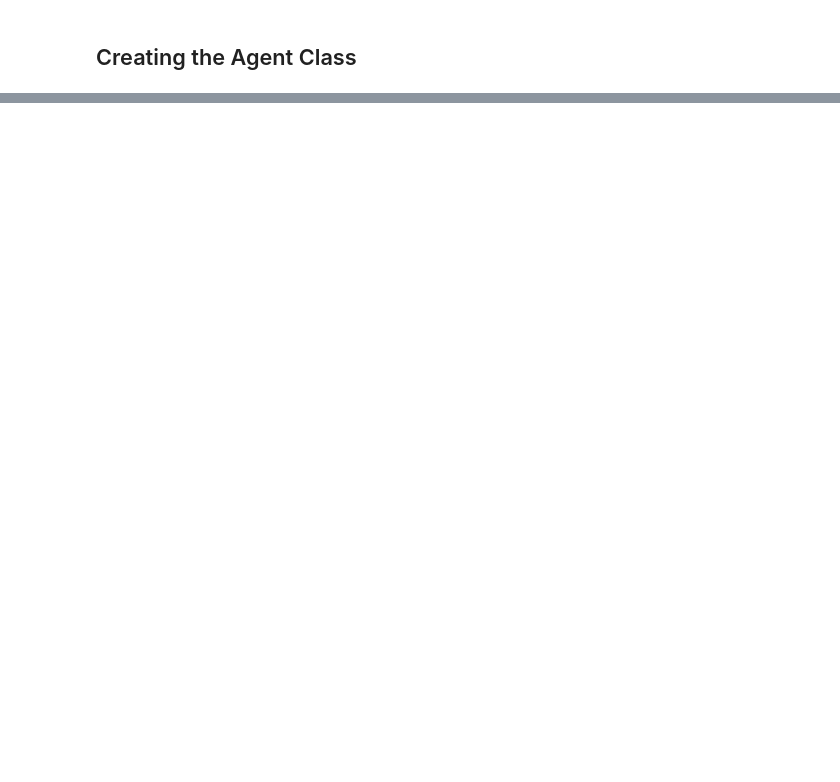
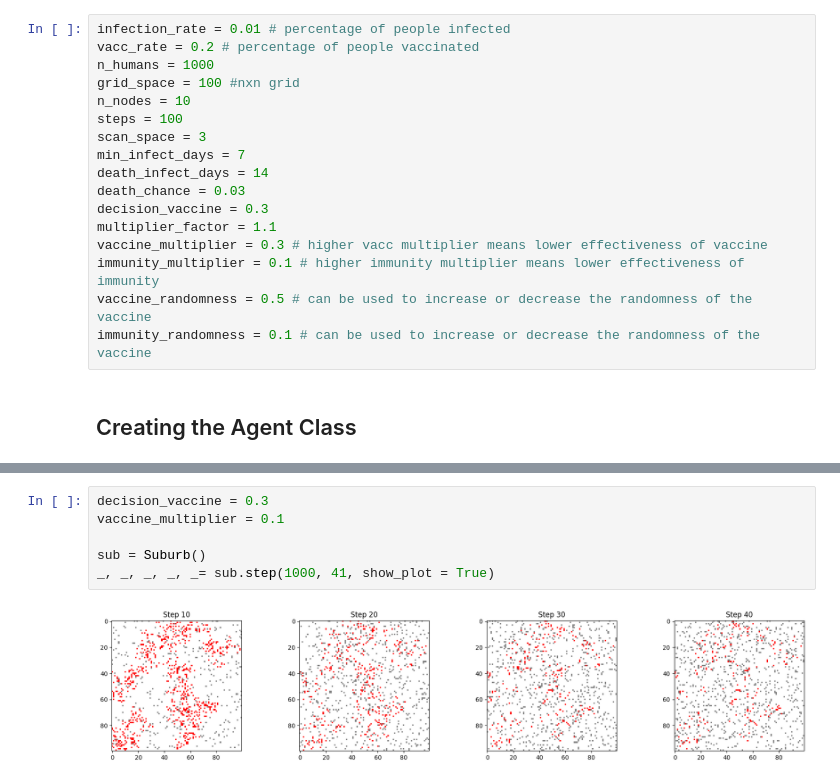
Before and after one commit to danieltobiastan97/diseasesABM, a Jupyter notebook: project.ipynb, the cells around one changed output, grey strips where cells are left out. Drawn from its saved outputs; the diff is of its cells as text; blank space fills up the shorter version.

Commit message:
added death fixed

```diff
--- a/project.ipynb
+++ b/project.ipynb
@@ -41,5 +41,22 @@ from matplotlib.animation import FuncAnimation
 
 cmap = ListedColormap(['white', 'grey', 'red', 'blue'])
 norm = BoundaryNorm([0, 1, 2, 3, 4], cmap.N)
+# %%
+infection_rate = 0.01 # percentage of people infected
+vacc_rate = 0.2 # percentage of people vaccinated
+n_humans = 1000
+grid_space = 100 #nxn grid
+n_nodes = 10
+steps = 100
+scan_space = 3
+min_infect_days = 7
+death_infect_days = 14
+death_chance = 0.03
+decision_vaccine = 0.3
+multiplier_factor = 1.1
+vaccine_multiplier = 0.3 # higher vacc multiplier means lower effectiveness of vaccine
+immunity_multiplier = 0.1 # higher immunity multiplier means lower effectiveness of immunity
+vaccine_randomness = 0.5 # can be used to increase or decrease the randomness of the vaccine
+immunity_randomness = 0.1 # can be used to increase or decrease the randomness of the vaccine
 # %% [markdown]
 ## Creating the Agent Class
@@ -304 +401,9 @@ plt.plot(s)
+# %%
+decision_vaccine = 0.3
+vaccine_multiplier = 0.1
+
+sub = Suburb()
+_, _, _, _, _= sub.step(1000, 41, show_plot = True)
+# %% [output]
+[figure, added]
 # %%
```
Also changed, not shown: parts of 30 cells of this notebook.
